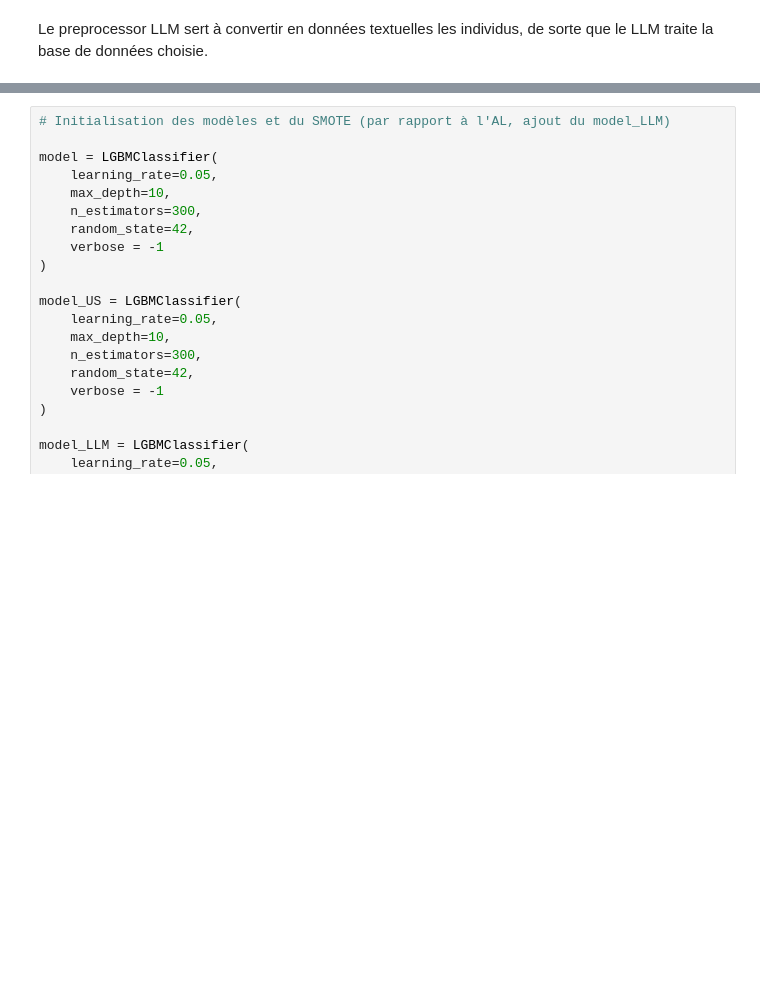
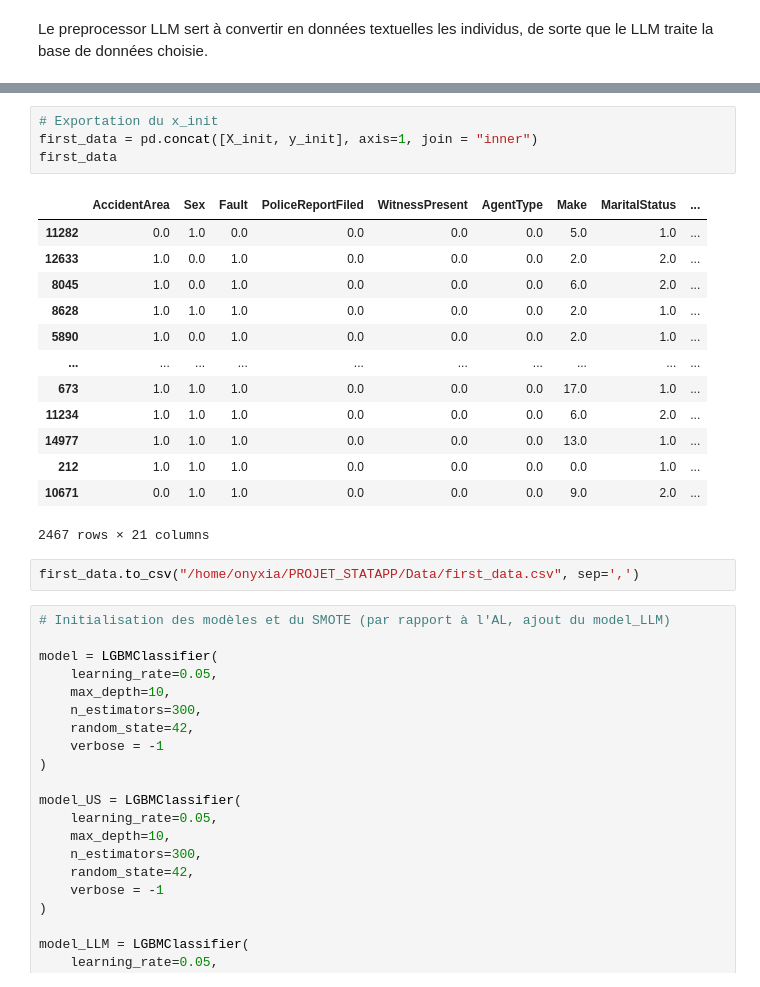
Before and after one commit to LarrySANDJO/PROJET_STATAPP, a Jupyter notebook: Notebooks/LLM-L.ipynb, the cells around one changed output, grey strips where cells are left out. Cells and saved outputs as stored; diff of their text form; blank space fills up the shorter version.

```diff
--- a/Notebooks/LLM-L.ipynb
+++ b/Notebooks/LLM-L.ipynb
@@ -147,3 +245,23 @@ print(f"  Seed initial: {len(X_init)} observations ({len(X_init)/len(X_pool_full
+# %%
+# Exportation du x_init
+first_data = pd.concat([X_init, y_init], axis=1, join = "inner")
+first_data
+# %% [output]
+|  | AccidentArea | Sex | Fault | PoliceReportFiled | WitnessPresent | AgentType | Make | MaritalStatus | ... |
+| 11282 | 0.0 | 1.0 | 0.0 | 0.0 | 0.0 | 0.0 | 5.0 | 1.0 | ... |
+| 12633 | 1.0 | 0.0 | 1.0 | 0.0 | 0.0 | 0.0 | 2.0 | 2.0 | ... |
+| 8045 | 1.0 | 0.0 | 1.0 | 0.0 | 0.0 | 0.0 | 6.0 | 2.0 | ... |
+| 8628 | 1.0 | 1.0 | 1.0 | 0.0 | 0.0 | 0.0 | 2.0 | 1.0 | ... |
+| 5890 | 1.0 | 0.0 | 1.0 | 0.0 | 0.0 | 0.0 | 2.0 | 1.0 | ... |
+| ... | ... | ... | ... | ... | ... | ... | ... | ... | ... |
+| 673 | 1.0 | 1.0 | 1.0 | 0.0 | 0.0 | 0.0 | 17.0 | 1.0 | ... |
+| 11234 | 1.0 | 1.0 | 1.0 | 0.0 | 0.0 | 0.0 | 6.0 | 2.0 | ... |
+| 14977 | 1.0 | 1.0 | 1.0 | 0.0 | 0.0 | 0.0 | 13.0 | 1.0 | ... |
+| 212 | 1.0 | 1.0 | 1.0 | 0.0 | 0.0 | 0.0 | 0.0 | 1.0 | ... |
+| 10671 | 0.0 | 1.0 | 1.0 | 0.0 | 0.0 | 0.0 | 9.0 | 2.0 | ... |
+2467 rows × 21 columns
+# %%
+first_data.to_csv("/home/onyxia/PROJET_STATAPP/Data/first_data.csv", sep=',')
 # %%
 # Initialisation des modèles et du SMOTE (par rapport à l'AL, ajout du model_LLM)
 
```
Also changed, not shown: parts of 9 cells of this notebook, 17 other files.
